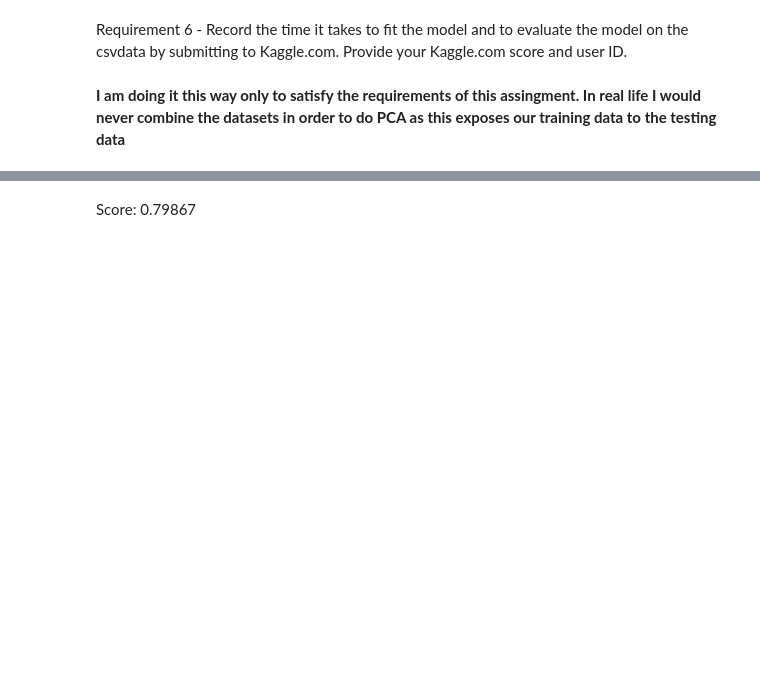
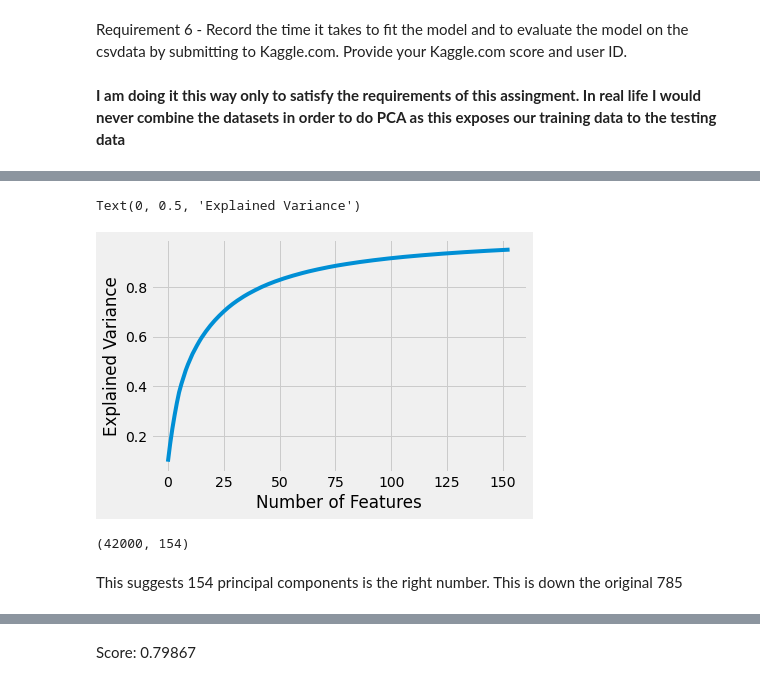
Before and after one commit to Rachhh53/Digit-Recognizer, a Jupyter notebook: DigitRecognizer.ipynb, the cells around one changed output, grey strips where cells are left out. Cells and saved outputs as stored; diff of their text form; code cells hidden in the pictures; blank space fills up the shorter version.

```diff
--- a/DigitRecognizer.ipynb
+++ b/DigitRecognizer.ipynb
@@ -437 +450,20 @@ Accuracy: 93.97%
+# %%
+pca_Var = PCA(n_components=0.95)
+pca_Var.fit(X)
+cumsum_var = np.cumsum(pca_Var.explained_variance_ratio_)
+x_train_pca_var = pca_Var.fit_transform(X)
+x_test_pca_var = pca_Var.transform(df_test)
+# %%
+plt.plot(cumsum_var)
+plt.xlabel("Number of Features")
+plt.ylabel("Explained Variance")
+# %% [output]
+Text(0, 0.5, 'Explained Variance')
+[figure, added]
+# %%
+x_train_pca_var.shape
+# %% [output]
+(42000, 154)
+# %% [markdown]
+This suggests 154 principal components is the right number. This is down the original 785
 # %%
```
Also changed, not shown: parts of 9 cells of this notebook.
